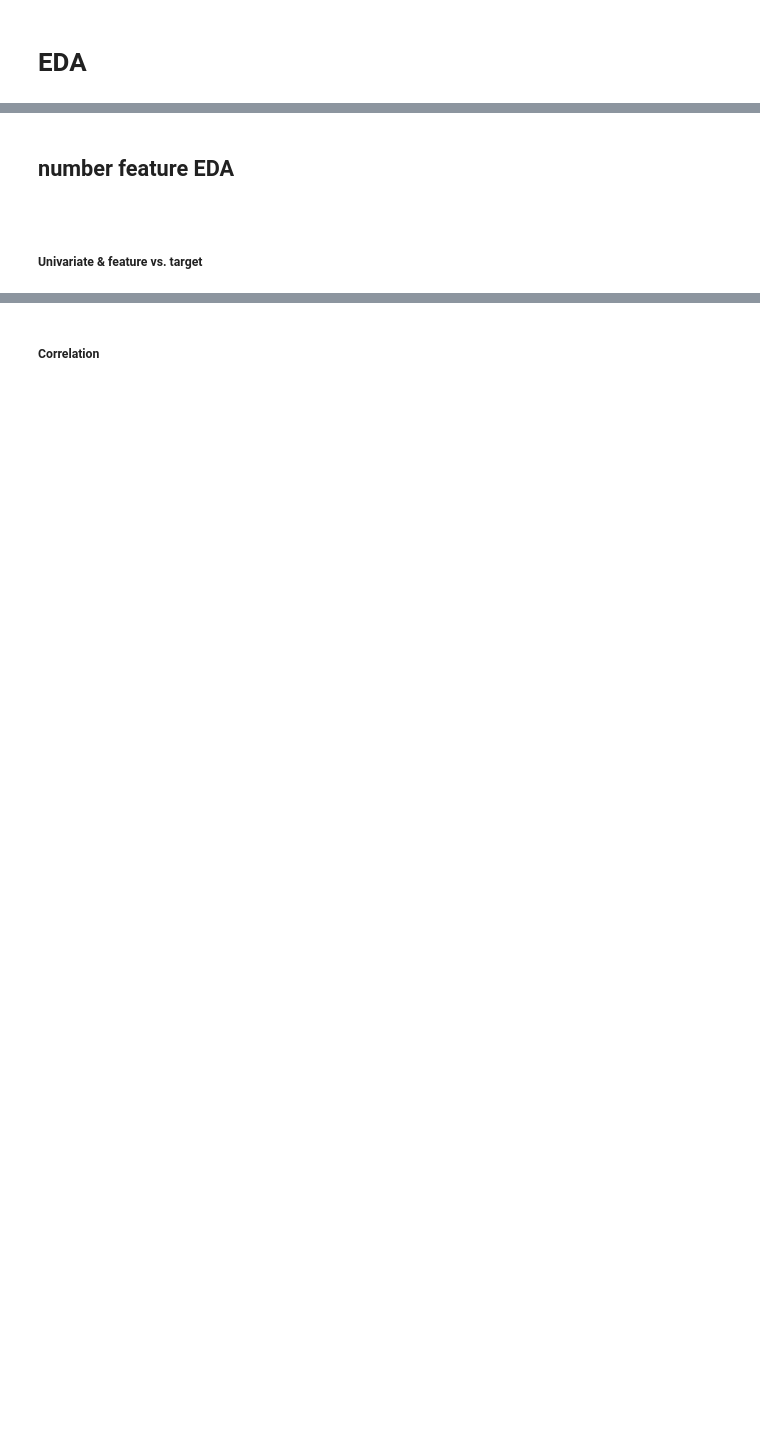
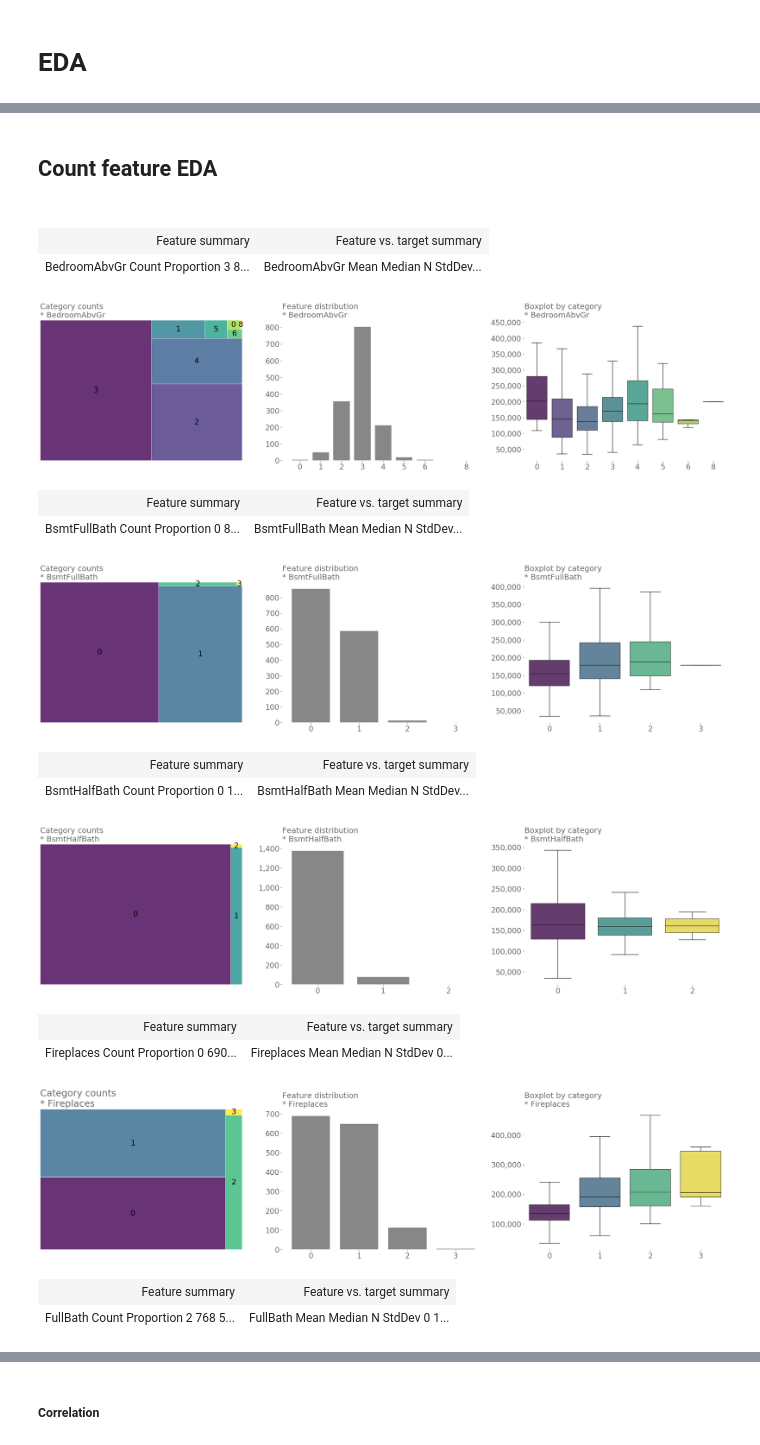
Before and after one commit to sudhu26/data-science-portfolio, a Jupyter notebook: kaggle/HousingPrices/kernel.ipynb, the cells around one changed output, grey strips where cells are left out. Saved outputs shown, nothing was run; the diff lists cells and outputs as text; code cells hidden in the pictures; blank space fills up the shorter version.

```diff
--- a/kaggle/HousingPrices/kernel.ipynb
+++ b/kaggle/HousingPrices/kernel.ipynb
@@ -191,10 +283,27 @@ for feature in train.data.feature_by_mlm_dtype["object"]:
 # %% [markdown]
-## number feature EDA
+## Count feature EDA
 # %% [markdown]
-<a id = 'number-feature-EDA'></a>
+<a id = 'Count-feature-EDA'></a>
-# %% [markdown]
-##### Univariate & feature vs. target
 # %%
 # number features
-for feature in train.data.feature_by_mlm_dtype["number"]:
-    train.eda_num_target_num_feat(feature=feature)
+for feature in train.data.feature_by_mlm_dtype["count"][:5]:
+    train.eda_num_target_cat_feat(
+        feature=feature,
+#         level_count_cap=20,
+        chart_scale=20
+    )
+# %% [output]
+| Feature summary | Feature vs. target summary |
+| BedroomAbvGr Count Proportion 3 8... | BedroomAbvGr Mean Median N StdDev... |
+[figure, added]
+| Feature summary | Feature vs. target summary |
+| BsmtFullBath Count Proportion 0 8... | BsmtFullBath Mean Median N StdDev... |
+[figure, added]
+| Feature summary | Feature vs. target summary |
+| BsmtHalfBath Count Proportion 0 1... | BsmtHalfBath Mean Median N StdDev... |
+[figure, added]
+| Feature summary | Feature vs. target summary |
+| Fireplaces Count Proportion 0 690... | Fireplaces Mean Median N StdDev 0... |
+[figure, added]
+| Feature summary | Feature vs. target summary |
+| FullBath Count Proportion 2 768 5... | FullBath Mean Median N StdDev 0 1... |
```
Also changed, not shown: parts of 95 cells of this notebook, 18 other files.
